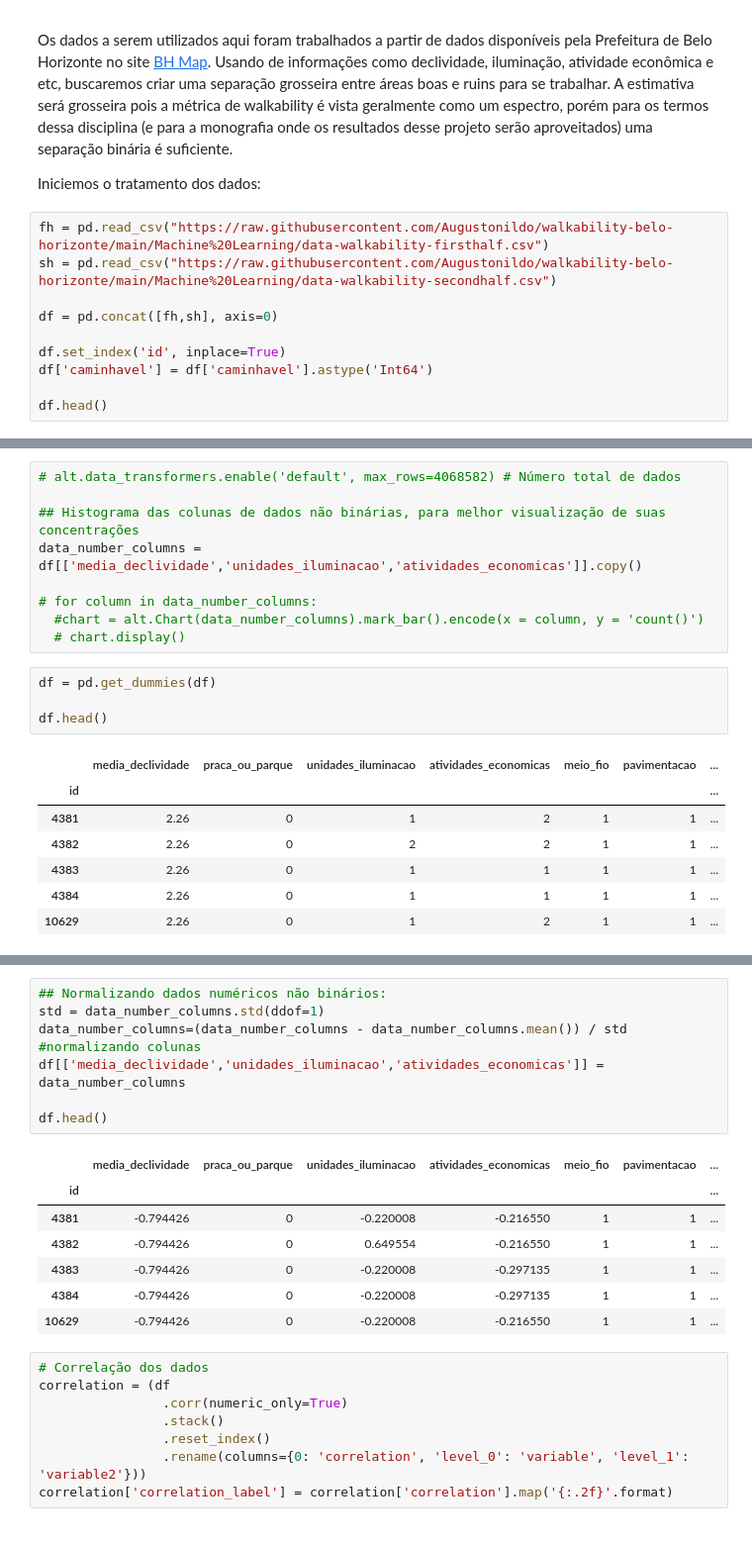
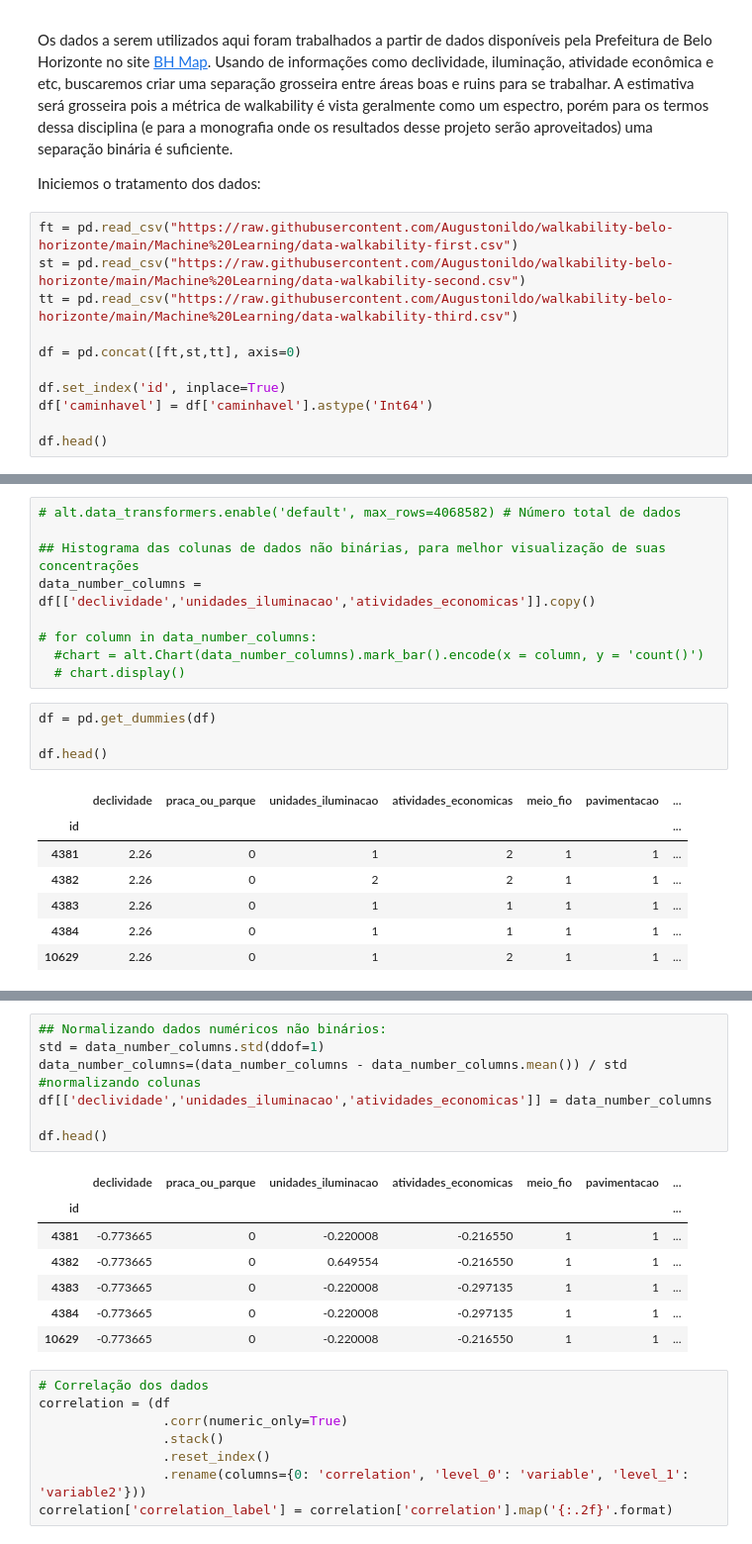
Before and after one commit to Augustonildo/walkability-belo-horizonte, a Jupyter notebook: Machine Learning/MSI2_Aprendizado_de_Máquina.ipynb, the cells around one changed output, grey strips where cells are left out. Shown at 99% size. Saved outputs shown, nothing was run; the diff lists cells and outputs as text.

```diff
--- a/Machine Learning/MSI2_Aprendizado_de_Máquina.ipynb
+++ b/Machine Learning/MSI2_Aprendizado_de_Máquina.ipynb
@@ -23,10 +22,11 @@ Os dados a serem utilizados aqui foram trabalhados a partir de dados disponívei
 
 Iniciemos o tratamento dos dados:
 # %%
-fh = pd.read_csv("https://raw.githubusercontent.com/Augustonildo/walkability-belo-horizonte/main/Machine%20Learning/data-walkability-firsthalf.csv")
-sh = pd.read_csv("https://raw.githubusercontent.com/Augustonildo/walkability-belo-horizonte/main/Machine%20Learning/data-walkability-secondhalf.csv")
+ft = pd.read_csv("https://raw.githubusercontent.com/Augustonildo/walkability-belo-horizonte/main/Machine%20Learning/data-walkability-first.csv")
+st = pd.read_csv("https://raw.githubusercontent.com/Augustonildo/walkability-belo-horizonte/main/Machine%20Learning/data-walkability-second.csv")
+tt = pd.read_csv("https://raw.githubusercontent.com/Augustonildo/walkability-belo-horizonte/main/Machine%20Learning/data-walkability-third.csv")
 
-df = pd.concat([fh,sh], axis=0)
+df = pd.concat([ft,st,tt], axis=0)
 
 df.set_index('id', inplace=True)
 df['caminhavel'] = df['caminhavel'].astype('Int64')
@@ -56,7 +56,7 @@ df.describe()
 # alt.data_transformers.enable('default', max_rows=4068582) # Número total de dados
 
 ## Histograma das colunas de dados não binárias, para melhor visualização de suas concentrações
-data_number_columns = df[['media_declividade','unidades_iluminacao','atividades_economicas']].copy()
+data_number_columns = df[['declividade','unidades_iluminacao','atividades_economicas']].copy()
 
 # for column in data_number_columns:
   #chart = alt.Chart(data_number_columns).mark_bar().encode(x = column, y = 'count()')
@@ -66,7 +66,7 @@ df = pd.get_dummies(df)
 
 df.head()
 # %% [output]
-|  | media_declividade | praca_ou_parque | unidades_iluminacao | atividades_economicas | meio_fio | pavimentacao | ... |
+|  | declividade | praca_ou_parque | unidades_iluminacao | atividades_economicas | meio_fio | pavimentacao | ... |
 | id |  |  |  |  |  |  | ... |
 | 4381 | 2.26 | 0 | 1 | 2 | 1 | 1 | ... |
 | 4382 | 2.26 | 0 | 2 | 2 | 1 | 1 | ... |
@@ -81,18 +81,18 @@ Para os dados numéricos não binários acima, vamos realizar uma Z-normalizaç
 # %%
 ## Normalizando dados numéricos não binários:
 std = data_number_columns.std(ddof=1)
 data_number_columns=(data_number_columns - data_number_columns.mean()) / std #normalizando colunas
-df[['media_declividade','unidades_iluminacao','atividades_economicas']] = data_number_columns
+df[['declividade','unidades_iluminacao','atividades_economicas']] = data_number_columns
 
 df.head()
 # %% [output]
-|  | media_declividade | praca_ou_parque | unidades_iluminacao | atividades_economicas | meio_fio | pavimentacao | ... |
+|  | declividade | praca_ou_parque | unidades_iluminacao | atividades_economicas | meio_fio | pavimentacao | ... |
 | id |  |  |  |  |  |  | ... |
-| 4381 | -0.794426 | 0 | -0.220008 | -0.216550 | 1 | 1 | ... |
-| 4382 | -0.794426 | 0 | 0.649554 | -0.216550 | 1 | 1 | ... |
-| 4383 | -0.794426 | 0 | -0.220008 | -0.297135 | 1 | 1 | ... |
-| 4384 | -0.794426 | 0 | -0.220008 | -0.297135 | 1 | 1 | ... |
-| 10629 | -0.794426 | 0 | -0.220008 | -0.216550 | 1 | 1 | ... |
+| 4381 | -0.773665 | 0 | -0.220008 | -0.216550 | 1 | 1 | ... |
+| 4382 | -0.773665 | 0 | 0.649554 | -0.216550 | 1 | 1 | ... |
+| 4383 | -0.773665 | 0 | -0.220008 | -0.297135 | 1 | 1 | ... |
+| 4384 | -0.773665 | 0 | -0.220008 | -0.297135 | 1 | 1 | ... |
+| 10629 | -0.773665 | 0 | -0.220008 | -0.216550 | 1 | 1 | ... |
 # %%
 # Correlação dos dados
 correlation = (df
```
Also changed, not shown: parts of 10 cells of this notebook, 4 other files.
